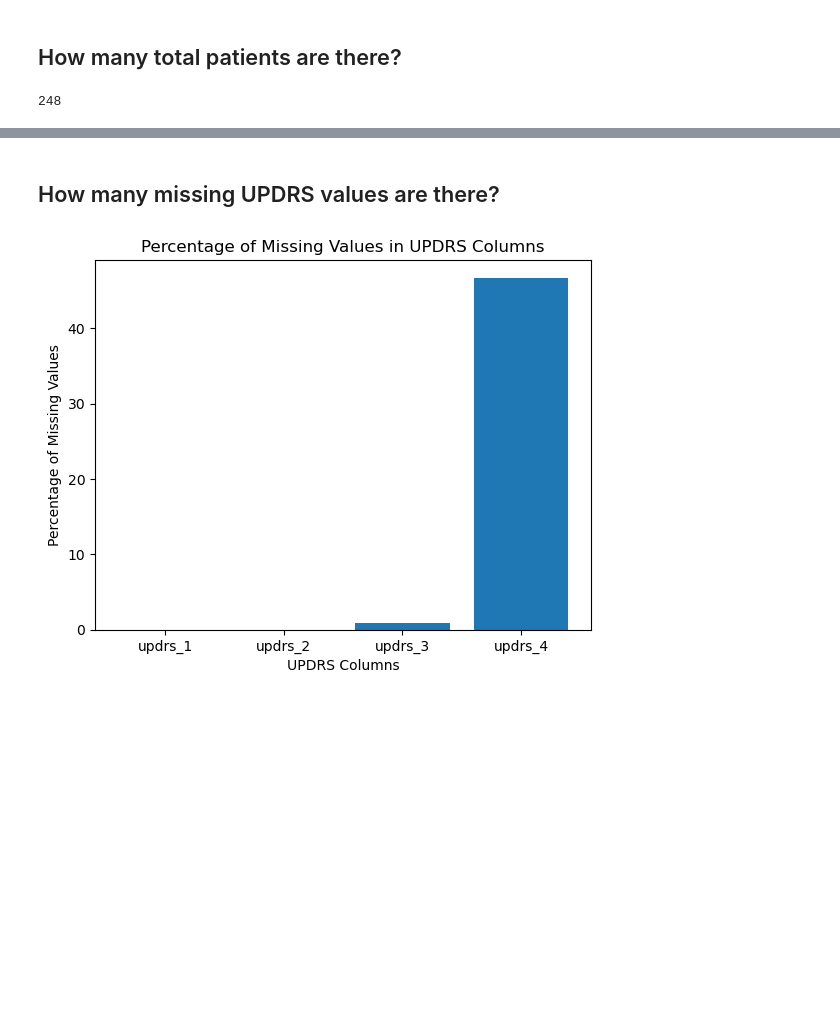
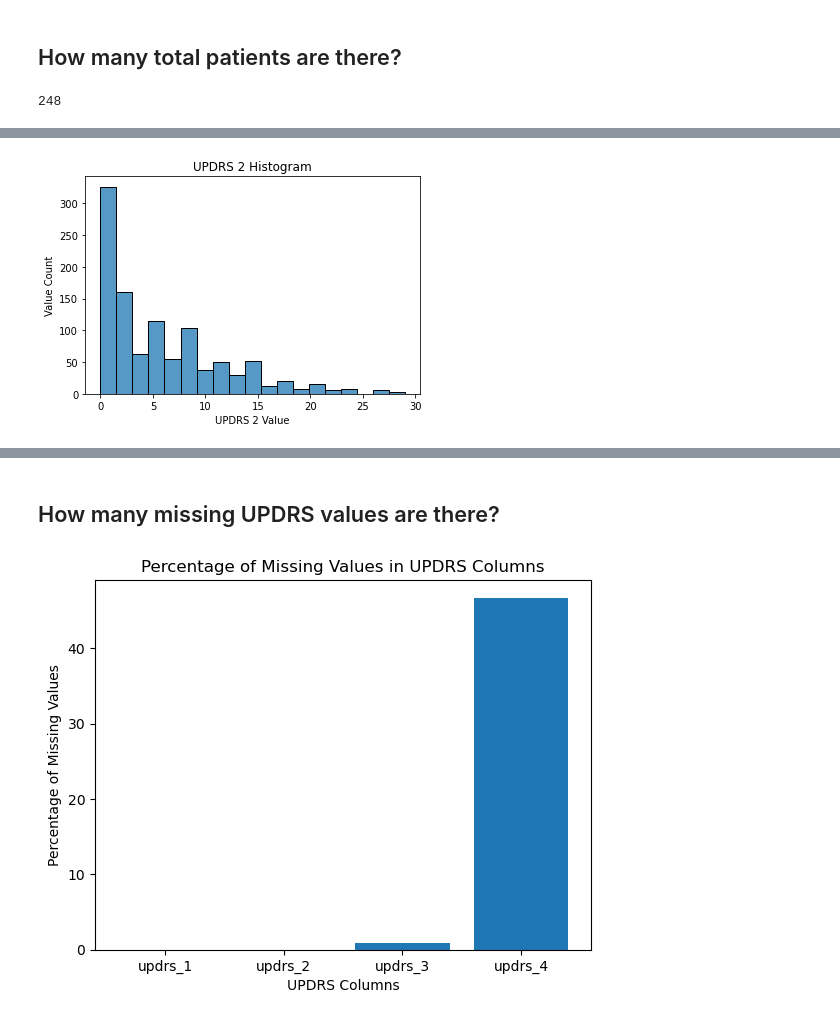
Before and after one commit to dagartga/Boosted-Models-for-Parkinsons-Prediction, a Jupyter notebook: parkinsons_1/notebooks/Raw_Data_EDA.ipynb, the cells around one changed output, grey strips where cells are left out. Saved outputs shown, nothing was run; the diff lists cells and outputs as text; code cells hidden in the pictures; blank space fills up the shorter version.

```diff
--- a/parkinsons_1/notebooks/Raw_Data_EDA.ipynb
+++ b/parkinsons_1/notebooks/Raw_Data_EDA.ipynb
@@ -90,0 +119,9 @@ full_train_df['patient_id'].nunique()
+# %%
+# view histograms of UPDRS values
+sns.histplot(full_train_df['updrs_2'])
+plt.title('UPDRS 2 Histogram')
+plt.xlabel('UPDRS 2 Value')
+plt.ylabel('Value Count')
+plt.show()
+# %% [output]
+[figure, added]
```
Also changed, not shown: parts of 6 cells of this notebook, 2 other files.
